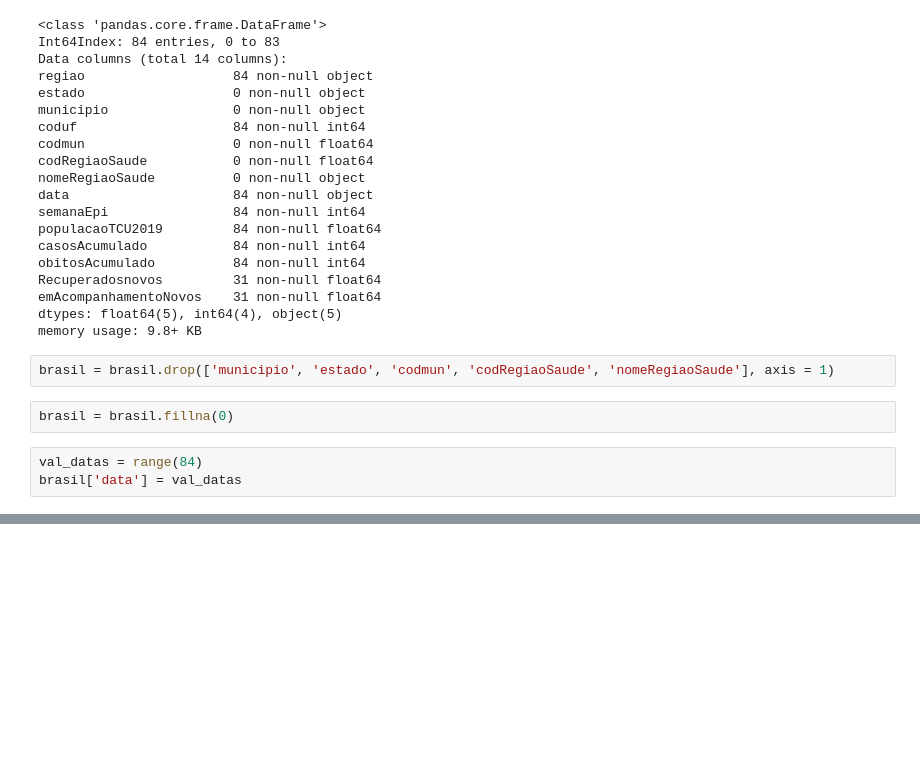
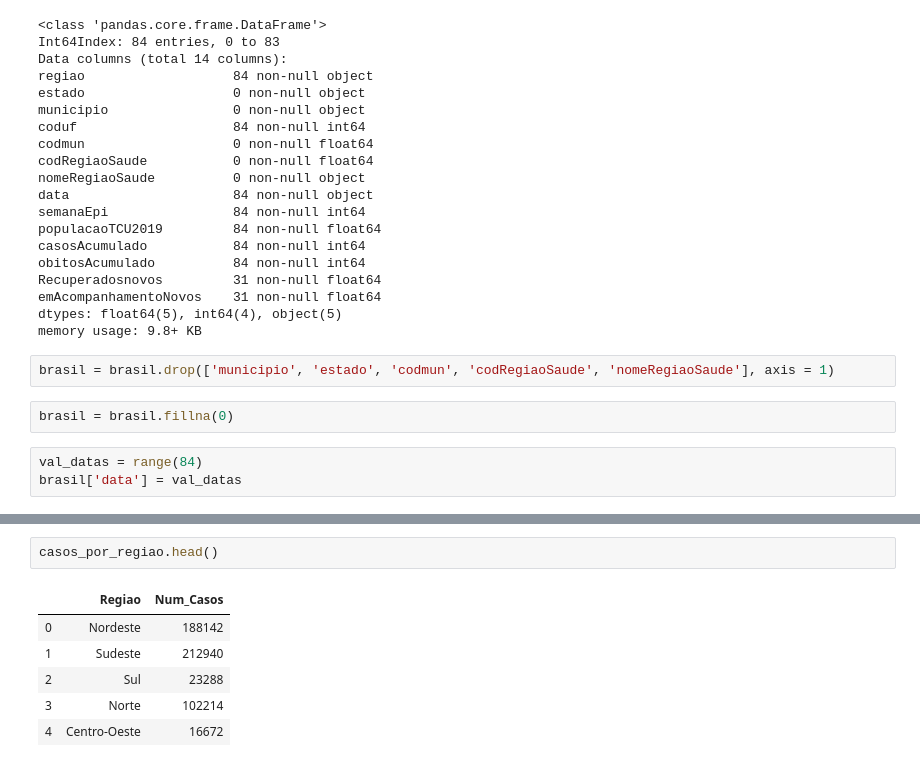
Before and after one commit to arauju/covid, a Jupyter notebook: covid.ipynb, the cells around one changed output, grey strips where cells are left out. Cells and saved outputs as stored; diff of their text form; blank space fills up the shorter version.

```diff
--- a/covid.ipynb
+++ b/covid.ipynb
@@ -99,0 +155,9 @@ brasil.plot.scatter(x='data', y='casosAcumulado')
+# %%
+casos_por_regiao.head()
+# %% [output]
+|  | Regiao | Num_Casos |
+| 0 | Nordeste | 188142 |
+| 1 | Sudeste | 212940 |
+| 2 | Sul | 23288 |
+| 3 | Norte | 102214 |
+| 4 | Centro-Oeste | 16672 |
```
Also changed, not shown: parts of 5 cells of this notebook.
